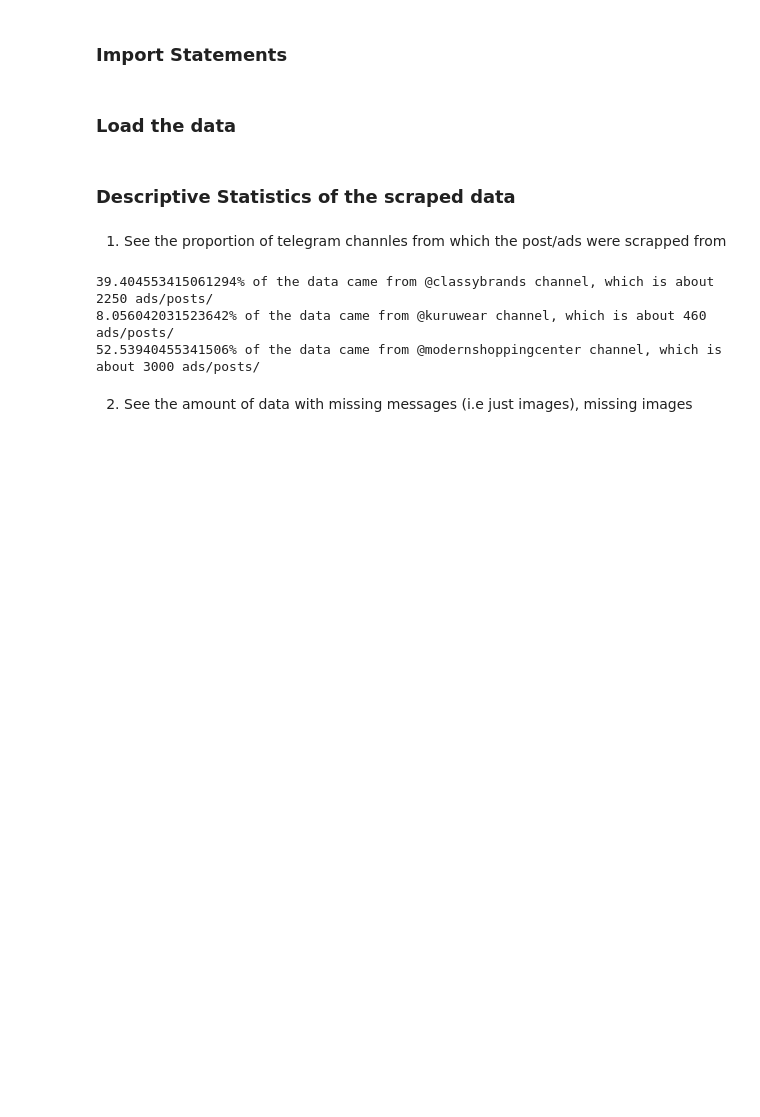
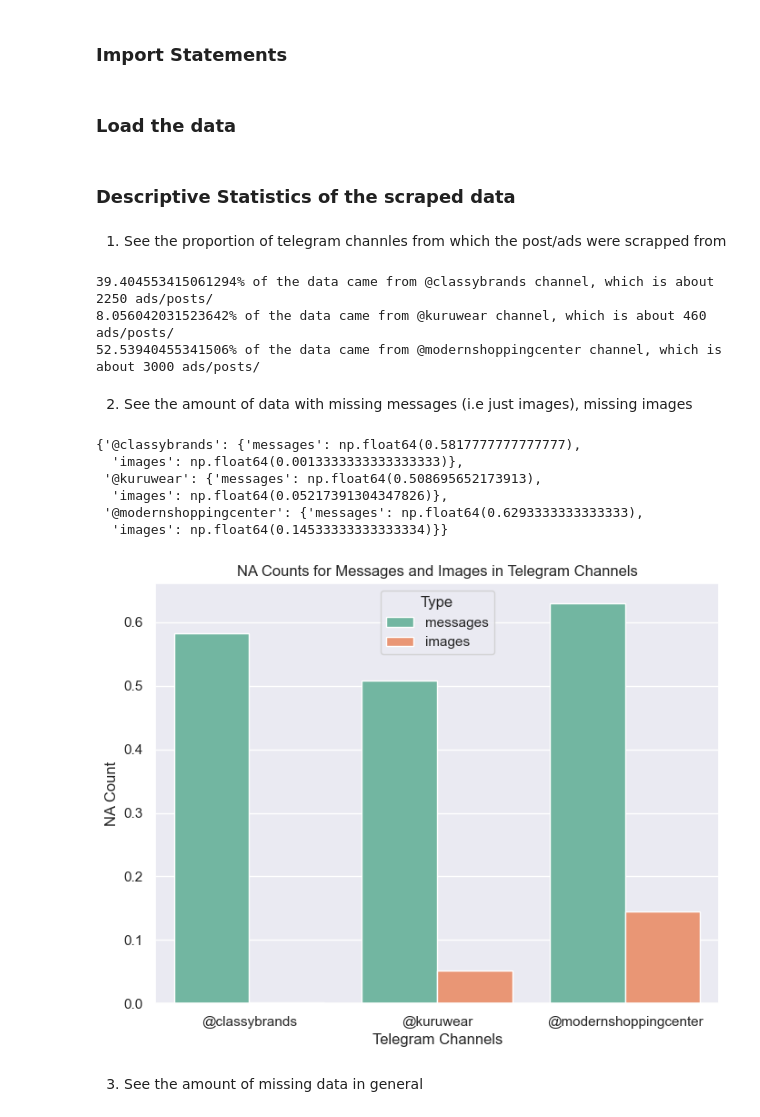
Before and after one commit to WildCayote/EthioMart_E-Commerce_NER, a Jupyter notebook: notebooks/preprocessing.ipynb, the cells around one changed output. Saved outputs shown, nothing was run; the diff lists cells and outputs as text; code cells hidden in the pictures; blank space fills up the shorter version.

Commit message:
Feat: Finished basic data investigation

```diff
--- a/notebooks/preprocessing.ipynb
+++ b/notebooks/preprocessing.ipynb
@@ -72,3 +72,32 @@ for group in channel_groupings.groups:
         'messages' : group_missing['message'],
         'images': group_missing['media_path']
     }
+
+missing_data_stats
+# %% [output]
+{'@classybrands': {'messages': np.float64(0.5817777777777777),
+  'images': np.float64(0.0013333333333333333)},
+ '@kuruwear': {'messages': np.float64(0.508695652173913),
+  'images': np.float64(0.05217391304347826)},
+ '@modernshoppingcenter': {'messages': np.float64(0.6293333333333333),
+  'images': np.float64(0.14533333333333334)}}
+# %%
+# Convert the data into a DataFrame for easier plotting
+df = pd.DataFrame(missing_data_stats).T.reset_index().melt(id_vars='index', var_name='Type', value_name='NA Count')
+df.rename(columns={'index': 'Channel'}, inplace=True)
+
+# Plot using seaborn
+plt.figure(figsize=(8, 6))
+sns.barplot(data=df, x='Channel', y='NA Count', hue='Type', palette='Set2')
+
+# Add labels and title
+plt.title('NA Counts for Messages and Images in Telegram Channels')
+plt.xlabel('Telegram Channels')
+plt.ylabel('NA Count')
+
+# Show the plot
+plt.show()
+# %% [output]
+[figure, added]
+# %% [markdown]
+3) See the amount of missing data in general
```
Also changed, not shown: parts of 1 cell of this notebook.
